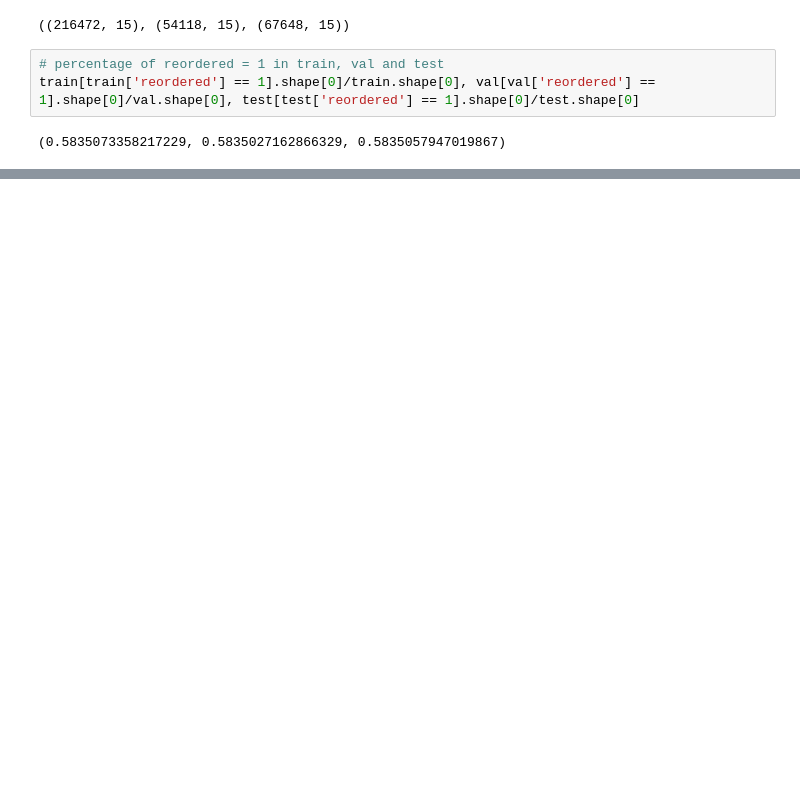
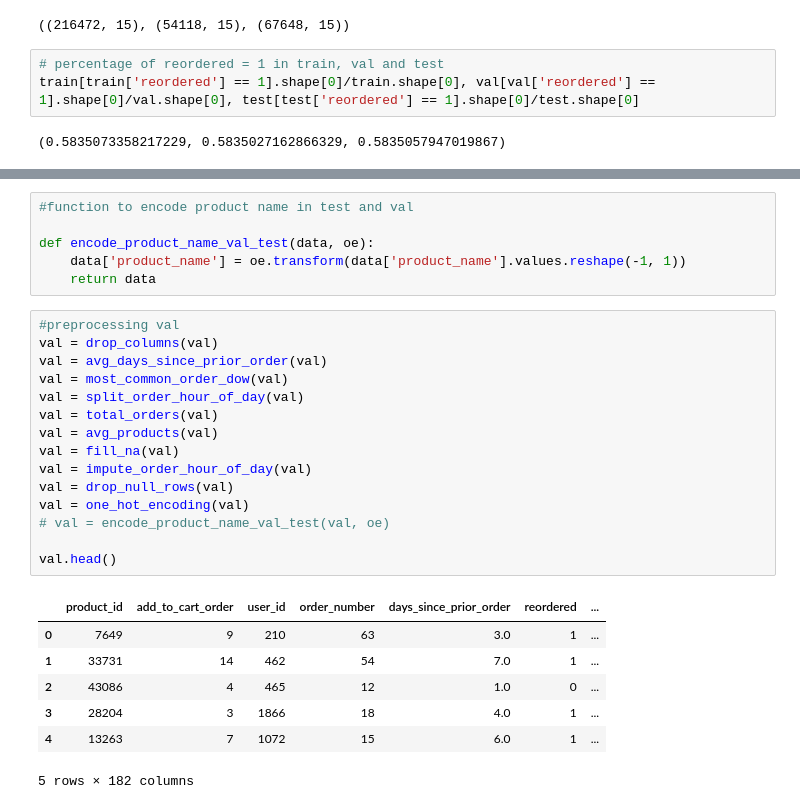
Before and after one commit to McGill-MMA-EnterpriseAnalytics/Instacart-Market-Basket-Analysis, a Jupyter notebook: Feature_Engineering.ipynb, the cells around one changed output, grey strips where cells are left out. Cells and saved outputs as stored; diff of their text form; blank space fills up the shorter version.

```diff
--- a/Feature_Engineering.ipynb
+++ b/Feature_Engineering.ipynb
@@ -213,0 +147,29 @@ X_train.head()
+# %%
+#function to encode product name in test and val
+
+def encode_product_name_val_test(data, oe):
+    data['product_name'] = oe.transform(data['product_name'].values.reshape(-1, 1))
+    return data
+# %%
+#preprocessing val
+val = drop_columns(val)
+val = avg_days_since_prior_order(val)
+val = most_common_order_dow(val)
+val = split_order_hour_of_day(val)
+val = total_orders(val)
+val = avg_products(val)
+val = fill_na(val)
+val = impute_order_hour_of_day(val)
+val = drop_null_rows(val)
+val = one_hot_encoding(val)
+# val = encode_product_name_val_test(val, oe)
+
+val.head()
+# %% [output]
+|  | product_id | add_to_cart_order | user_id | order_number | days_since_prior_order | reordered | ... |
+| 0 | 7649 | 9 | 210 | 63 | 3.0 | 1 | ... |
+| 1 | 33731 | 14 | 462 | 54 | 7.0 | 1 | ... |
+| 2 | 43086 | 4 | 465 | 12 | 1.0 | 0 | ... |
+| 3 | 28204 | 3 | 1866 | 18 | 4.0 | 1 | ... |
+| 4 | 13263 | 7 | 1072 | 15 | 6.0 | 1 | ... |
+5 rows × 182 columns
```
Also changed, not shown: parts of 22 cells of this notebook.
